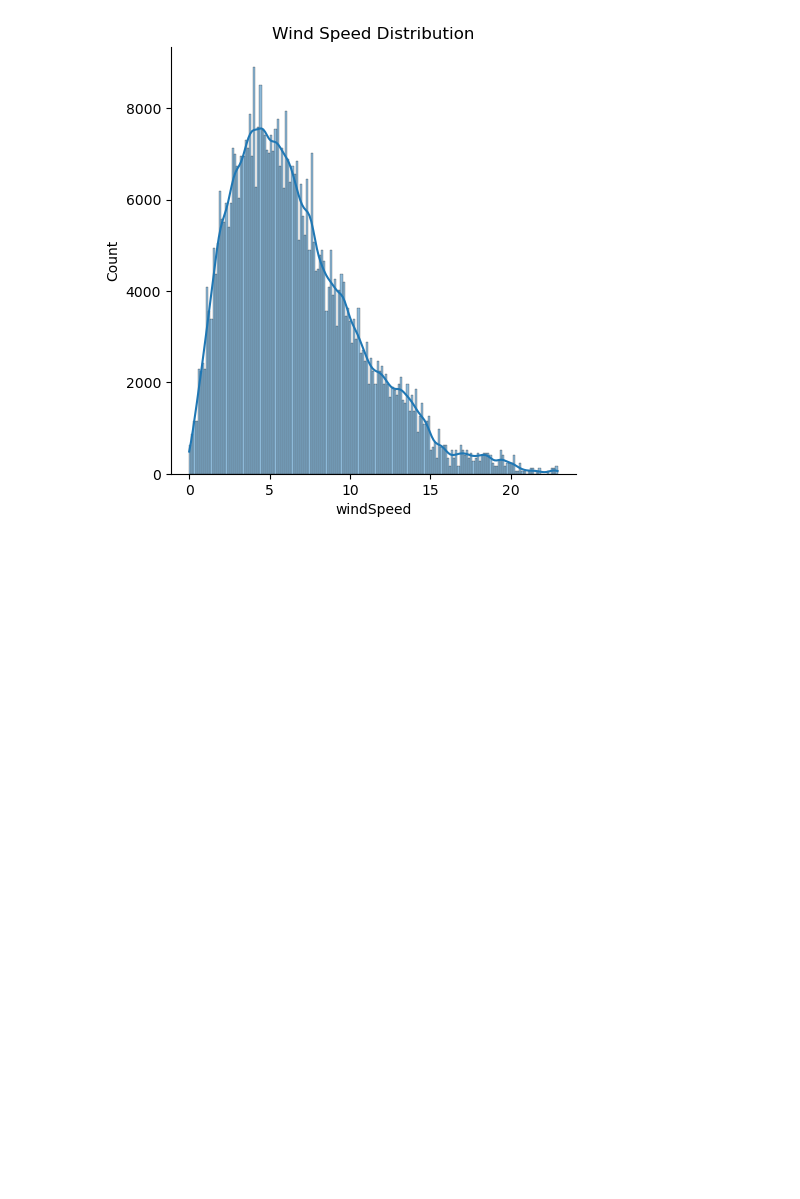
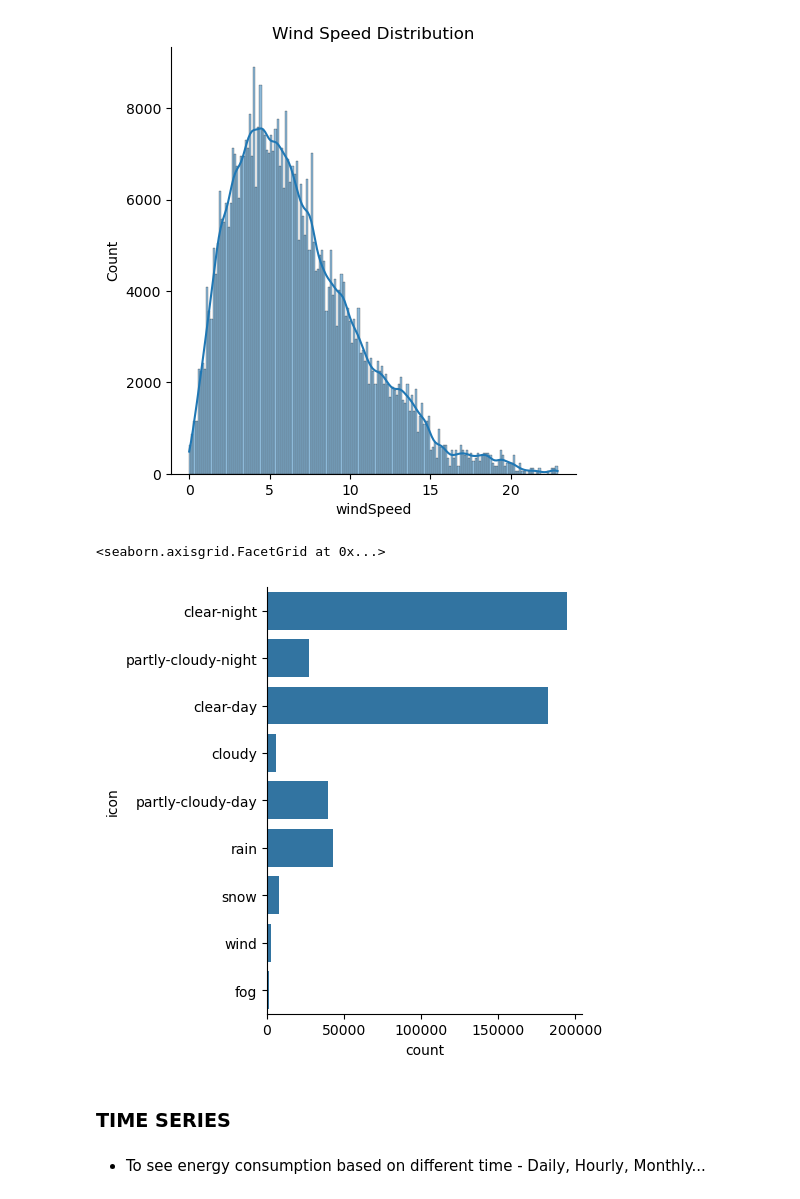
Before and after one commit to Youkaaay/smart-home-energy-prediction, a Jupyter notebook: notebooks/importing_data.ipynb, the cells around one changed output. Saved outputs shown, nothing was run; the diff lists cells and outputs as text; code cells hidden in the pictures; blank space fills up the shorter version.

Commit message:
created time series viz

```diff
--- a/notebooks/importing_data.ipynb
+++ b/notebooks/importing_data.ipynb
@@ -127,9 +127,3 @@ df.duplicated().sum()
 * time column is not in the proper format
 # %% [markdown]
 ### DATA ANALYSIS
-# %%
-# Convert the time column to datetime
-
-df['time'] = pd.to_datetime(df['time'], unit='s')
-
-df['time'].info()
@@ -144,0 +130,3 @@ memory usage: 7.7 MB
+# %%
+df['time'] = pd.DatetimeIndex(pd.date_range('2016-01-01 05:00', periods=len(df),  freq='min'))
+df.head()
@@ -189,3 +185,12 @@ plt.title('Wind Speed Distribution')
 plt.show()
 # %% [output]
 [figure]
+# %%
+sns.catplot(df, y='icon', kind='count')
+# %% [output]
+<seaborn.axisgrid.FacetGrid at 0x...>
+[figure, added]
+# %% [markdown]
+### TIME SERIES
+# %% [markdown]
+* To see energy consumption based on different time - Daily, Hourly, Monthly...
```
Also changed, not shown: parts of 11 cells of this notebook.
